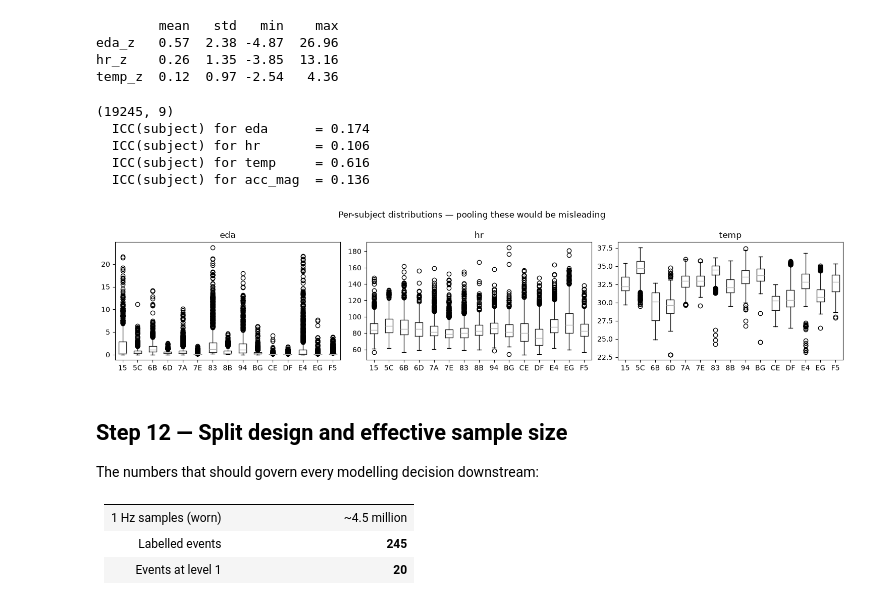
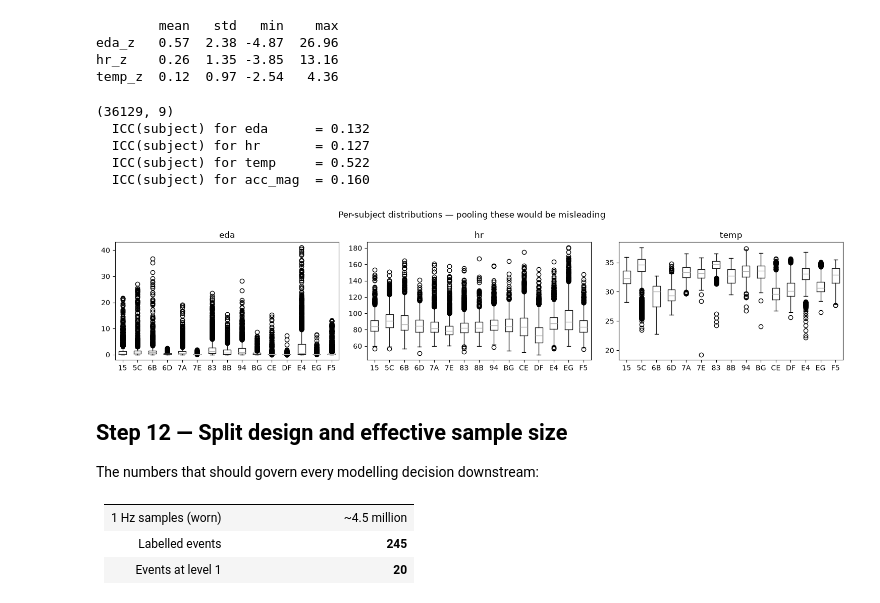
Before and after one commit to ElvisHan2022/nurse-stress-analysis, a Jupyter notebook: Eric/nurse_stress_exploration.ipynb, the cells around one changed output. Drawn from its saved outputs; the diff is of its cells as text; code cells hidden in the pictures.

Commit message:
Updated data exploration notebook, added library

```diff
--- a/Eric/nurse_stress_exploration.ipynb
+++ b/Eric/nurse_stress_exploration.ipynb
@@ -627,0 +678,39 @@ EG        4.62    810            3           54    0.875000
+# %%
+N_PER_SUBJECT_DIAG = 7          # 45 sessions total; raise for a tighter estimate
+
+def diagnose_session(sdir):
+    """Every per-session claim in Steps 6-8, computed for one session."""
+    d = session_to_1hz(sdir)
+    if 'eda' not in d or len(d) < 120:
+        return None
+    nw = flag_nonwear(d)
+    worn = d[~nw]
+    out = dict(seconds=len(d), nonwear_pct=100 * nw.mean(),
+               eda_med=worn.eda.median(), eda_skew=worn.eda.skew(),
+               eda_floor_pct=100 * (worn.eda < 0.05).mean())
+    if 'temp' in d:
+        out.update(temp_min=d.temp.min(), temp_max=d.temp.max(),
+                   temp_lt30_pct=100 * (d.temp < 30).mean())
+    u = ibi_usability(os.path.join(sdir, 'IBI.csv'))
+    out.update(ibi_beats=u['beats'], ibi_usable_runs=u['usable_runs'])
+    return out
+
+# Plain concat, not groupby.apply: include_groups=False would drop the 'subject' column.
+pick = pd.concat([g.sample(min(N_PER_SUBJECT_DIAG, len(g)), random_state=0)
+                  for _, g in S[~S.drop_tiny].groupby('subject')])
+print(f'diagnosing {len(pick)} sessions across {pick.subject.nunique()} subjects...')
+rows = []
+for _, r in pick.iterrows():
+    try:
+        res = diagnose_session(r.path)
+        if res:
+            rows.append({'subject': r.subject, 'folder': r.folder, **res})
+    except Exception as ex:
+        print('skip', r.folder, type(ex).__name__, ex)
+DIAG = pd.DataFrame(rows)
+assert len(DIAG), 'no sessions diagnosed -- check ROOT and that S is populated'
+print(f'{len(DIAG)} sessions diagnosed\n')
+cols = [c for c in ['nonwear_pct', 'eda_med', 'eda_skew', 'eda_floor_pct',
+                    'temp_min', 'temp_max', 'temp_lt30_pct',
+                    'ibi_beats', 'ibi_usable_runs'] if c in DIAG]
+print(DIAG[cols].describe(percentiles=[.1, .5, .9]).T.round(2).to_string())
@@ -728,32 +896,32 @@ temp_z  0.12  0.97 -2.54   4.36
 # %%
 # Pool a sample of sessions per subject, then measure how much variance is 'who' vs 'when'.
 # Raise N_PER_SUBJECT once you're happy with runtime.
-N_PER_SUBJECT = 3
+N_PER_SUBJECT = 7
 parts = []
 for sub, g in S[~S.drop_tiny].sort_values('seconds', ascending=False).groupby('subject'):
     for _, r in g.head(N_PER_SUBJECT).iterrows():
         try:
             d = session_to_1hz(r.path)
             d = d[~flag_nonwear(d)].resample('60s').mean()
             d['subject'] = sub; parts.append(d)
         except Exception as ex:
             print('skip', r.folder, ex)
 L = pd.concat(parts).dropna(subset=['eda'])
 print(L.shape)
 for c in ['eda', 'hr', 'temp', 'acc_mag']:
     if c in L: print(f'  ICC(subject) for {c:8} = {icc1(L.dropna(subset=[c]), c):.3f}')
 
 fig, ax = plt.subplots(1, 3, figsize=(15, 3.4))
 for a, c in zip(ax, ['eda', 'hr', 'temp']):
     L.boxplot(column=c, by='subject', ax=a, grid=False); a.set_title(c); a.set_xlabel('')
 plt.suptitle('Per-subject distributions — pooling these would be misleading'); plt.tight_layout()
 # %% [output]
-(19245, 9)
-  ICC(subject) for eda      = 0.174
-  ICC(subject) for hr       = 0.106
-  ICC(subject) for temp     = 0.616
-  ICC(subject) for acc_mag  = 0.136
+(36129, 9)
+  ICC(subject) for eda      = 0.132
+  ICC(subject) for hr       = 0.127
+  ICC(subject) for temp     = 0.522
+  ICC(subject) for acc_mag  = 0.160
-[figure, old version]
+[figure, new version]
 # %% [markdown]
 ## Step 12 — Split design and effective sample size
 
```
Also changed, not shown: parts of 19 cells of this notebook, 2 other files.
